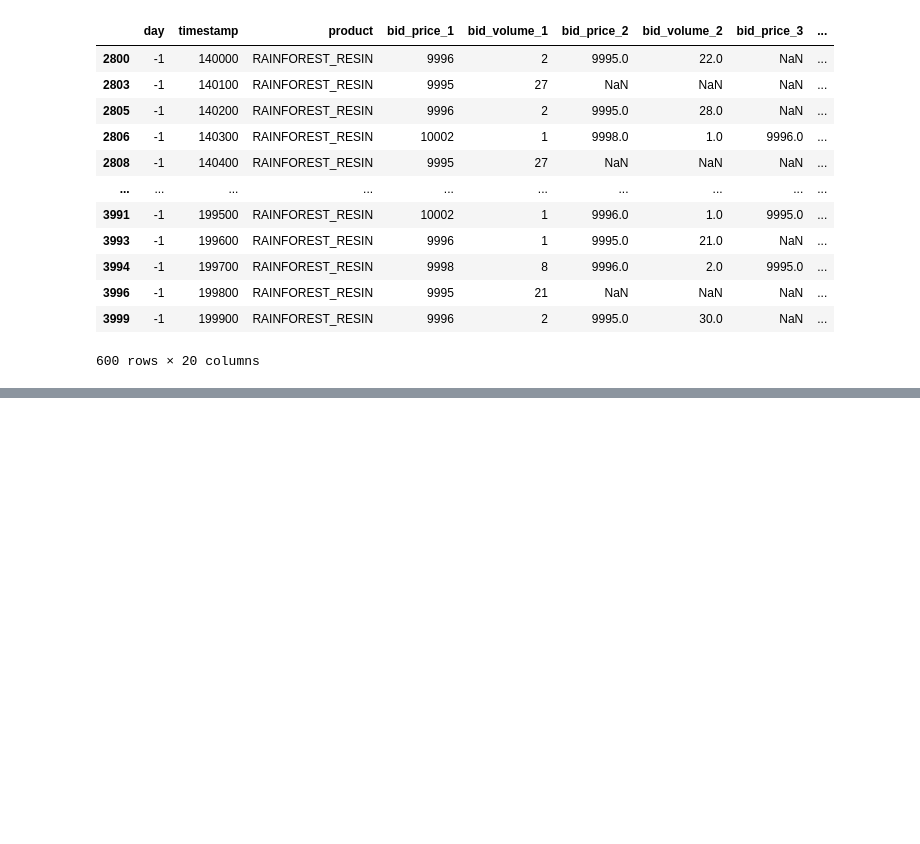
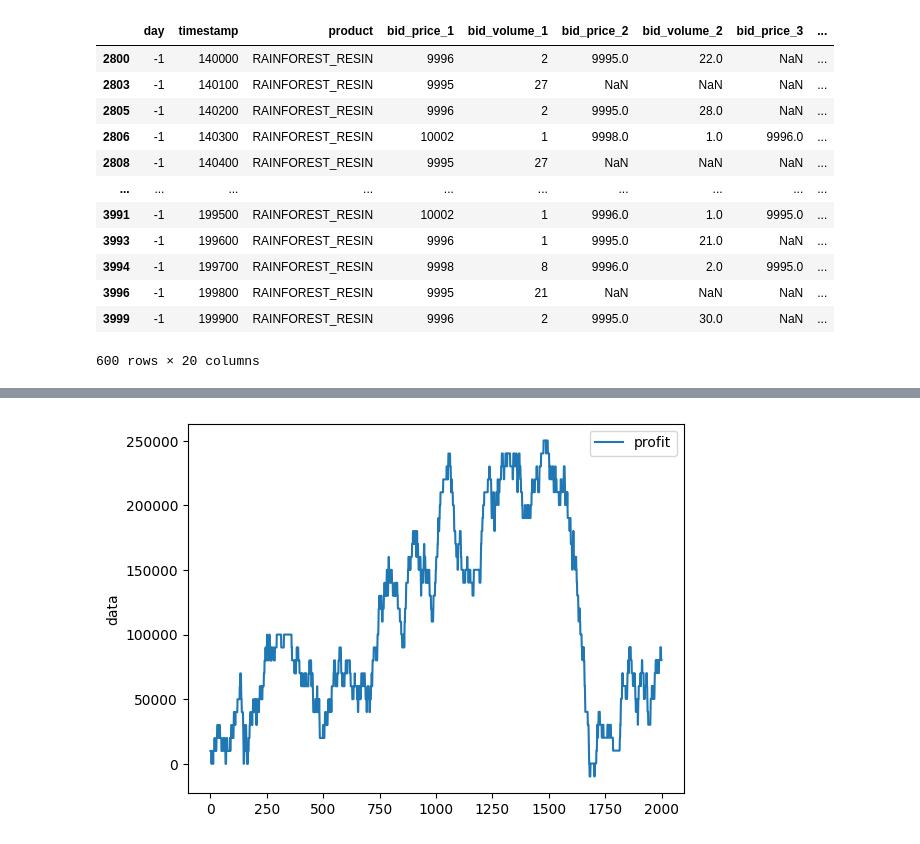
Before and after one commit to Advay-K1/IMC_Prosperity, a Jupyter notebook: analysis/rainforest_resin_round1.ipynb, the cells around one changed output, grey strips where cells are left out. Cells and saved outputs as stored; diff of their text form; code cells hidden in the pictures; blank space fills up the shorter version.

Commit message:
Resin profit and position strategy 1

```diff
--- a/analysis/rainforest_resin_round1.ipynb
+++ b/analysis/rainforest_resin_round1.ipynb
@@ -188,0 +257,7 @@ def rr_strategy():
+# %%
+df = pd.DataFrame({'data': profit_arr})
+
+sns.lineplot(x=df.index, y='data', data=df, label = "profit")
+plt.show()
+# %% [output]
+[figure, added]
```
Also changed, not shown: parts of 3 cells of this notebook.
